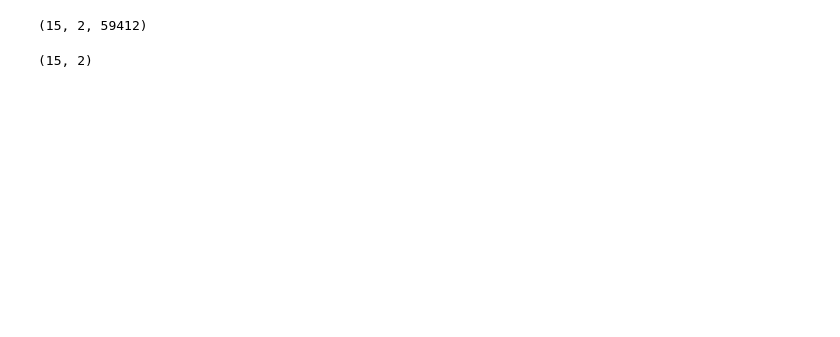
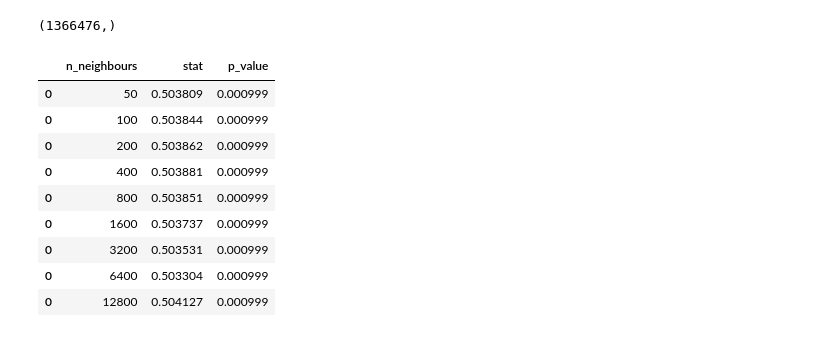
Before and after one commit to victoris93/feature-selection-scz, a Jupyter notebook: discriminability.ipynb, the cells around one changed output. Saved outputs shown, nothing was run; the diff lists cells and outputs as text; code cells hidden in the pictures; blank space fills up the shorter version.

```diff
--- a/discriminability.ipynb
+++ b/discriminability.ipynb
@@ -83,6 +44,4 @@ disp_array = np.concatenate((disp_array, disp_array, disp_array))
-# %%
-disp_array.shape
-disp_array.mean(axis = 2).shape
-# %% [output]
-(15, 2, 59412)
-(15, 2)
+# %%
+disp_all_50.shape
+# %% [output]
+(1366476,)
@@ -88,0 +57,13 @@ disp_array.mean(axis = 2).shape
+# %%
+discrim_df
+# %% [output]
+|  | n_neighbours | stat | p_value |
+| 0 | 50 | 0.503809 | 0.000999 |
+| 0 | 100 | 0.503844 | 0.000999 |
+| 0 | 200 | 0.503862 | 0.000999 |
+| 0 | 400 | 0.503881 | 0.000999 |
+| 0 | 800 | 0.503851 | 0.000999 |
+| 0 | 1600 | 0.503737 | 0.000999 |
+| 0 | 3200 | 0.503531 | 0.000999 |
+| 0 | 6400 | 0.503304 | 0.000999 |
+| 0 | 12800 | 0.504127 | 0.000999 |
```
Also changed, not shown: parts of 27 cells of this notebook, 7 other files.
